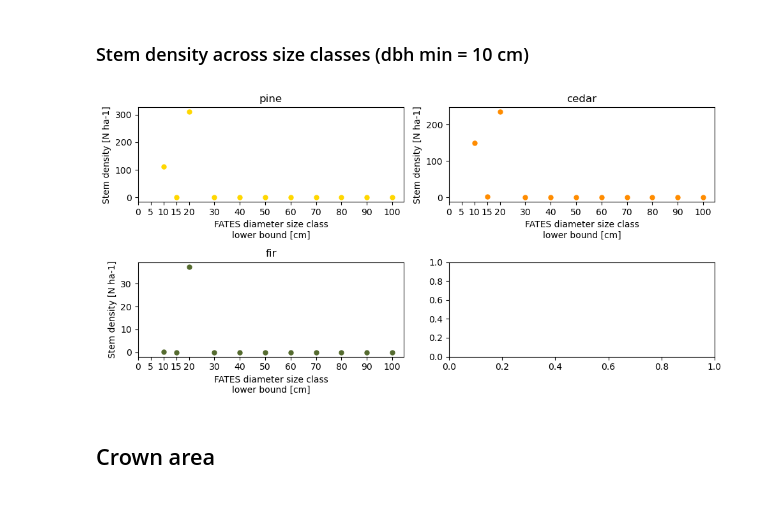
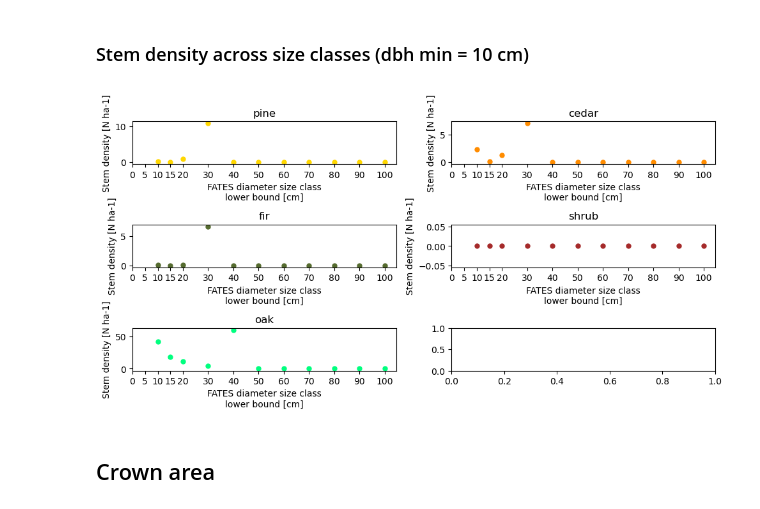
Before and after one commit to adamhb/Earth-System-Model-Tools, a Jupyter notebook: process_output/evaluate_single_site_simulation.ipynb, the cells around one changed output. Saved outputs shown, nothing was run; the diff lists cells and outputs as text; code cells hidden in the pictures.

```diff
--- a/process_output/evaluate_single_site_simulation.ipynb
+++ b/process_output/evaluate_single_site_simulation.ipynb
@@ -32,12 +32,13 @@ importlib.reload(esm_viz)
 # Setup
 # %%
 save_processed_output = False
-pft_names = ["pine","cedar","fir"]#,"shrub","oak"]
+pft_names = ["pine","cedar","fir","shrub","oak"]
 pft_colors = ['gold','darkorange','darkolivegreen','brown','springgreen']
 n_pfts = len(pft_names)
-years = list(range(1940, 1945))
+years = list(range(1900, 1930))
+last_five_years = list(range(2044, 2050))
 
-case_name = "conifer-allom-090123_-17e2acb6a_FATES-55794e61"
+case_name = "conifer-allom-090123_5pfts_-17e2acb6a_FATES-55794e61"
 inst_tag = "0007"
 
 # Root path where case output lives
@@ -59,6 +60,7 @@ g_per_kg = 1000
 mm_per_m = 1000
 months_per_yr = 12
 s_per_month = 3600 * 24 * 30.4
+W_per_kW = 1000
 # %% [markdown]
 # History variables
 # %%
@@ -86,13 +88,13 @@ fields = [
           'FATES_CANOPYCROWNAREA_PF',
           'FATES_CANOPYCROWNAREA_APPF',
           'FATES_CROWNAREA_APPF',
-          #'FATES_CANOPYAREA_HT',
+          'FATES_CANOPYAREA_HT',
           #'FATES_CROWNAREA_CLLL',
           'FATES_CROWNAREA_PF',
           #biomass
           'FATES_VEGC_PF','FATES_VEGC_AP','FATES_VEGC_ABOVEGROUND','FATES_VEGC_ABOVEGROUND_SZPF',
           #growth
-          #'FATES_DDBH_SZPF',
+          'FATES_DDBH_SZPF',
           #'FATES_DDBH_CANOPY_SZAP','FATES_DDBH_USTORY_SZAP',
           #mortality
           'FATES_MORTALITY_PF',
@@ -104,7 +106,7 @@ fields = [
           'FATES_MORTALITY_SENESCENCE_SZPF',
           #seed production and recruitment
           #'FATES_SEED_PROD_USTORY_SZ','FATES_SEED_PROD_CANOPY_SZ',
-          #'FATES_SEEDS_IN',
+          'FATES_SEEDS_IN',
           'FATES_SEED_BANK',
           'FATES_SEEDBANK_PF',
           'FATES_SEED_ALLOC_SZPF',
@@ -134,9 +136,9 @@ fields = [
           'FATES_BURNFRAC','FATES_IGNITIONS','FATES_FIRE_INTENSITY_BURNFRAC',
           'FATES_FUEL_BULKD','FATES_FUEL_SAV',
            'FATES_DISTURBANCE_RATE_FIRE',
-          # 'FATES_FUEL_AMOUNT_AP',
-          # 'FATES_FIRE_INTENSITY_BURNFRAC_AP',
-          # 'FATES_BURNFRAC_AP',
+           'FATES_FUEL_AMOUNT_AP',
+           'FATES_FIRE_INTENSITY_BURNFRAC_AP',
+           'FATES_BURNFRAC_AP',
            'FATES_FUEL_AMOUNT_APFC',
            'FATES_FUEL_AMOUNT',
            'FATES_FDI',
@@ -144,16 +146,16 @@ fields = [
            'FATES_FUELCONSUMED',
            'FATES_NESTEROV_INDEX',
            'FATES_MORTALITY_CROWNSCORCH_SZPF',
-          # 'FATES_SCORCH_HEIGHT_APPF','FATES_FUEL_MEF',
+           'FATES_SCORCH_HEIGHT_APPF','FATES_FUEL_MEF',
            'FATES_FUEL_EFF_MOIST','FATES_FUEL_MOISTURE_FC','FATES_ROS'
           # 'FATES_MORTALITY_FIRE_CFLUX_PF'
           ]
 # %% [markdown]
 # Load data
 # %%
-ds = esm_tools.load_fates_output_data(model_output_root=model_output_root,
+ds_end = esm_tools.load_fates_output_data(model_output_root=model_output_root,
                             case_name = case_name,
-                            years = years,
+                            years = last_five_years,
                             fields = fields,
                             inst_tag = inst_tag)
 # %% [output]
@@ -257,16 +302,16 @@ esm_viz.plot_array(ds_final_year.FATES_NPLANT_SZPF,
 # %% [markdown]
 ### Stem density across size classes (dbh min = 10 cm)
 # %%
-esm_viz.plot_size_class_distribution(ds_final_year,
+esm_viz.plot_size_class_distribution(ds_end,
                              n_pfts,
                              pft_colors = pft_colors,
                              pft_names = pft_names,
                              variable_type = "Stem density",
                              final_timestep = True,
                              specific_time_step = None,
                              conversion=m2_per_ha, dbh_min = 10)
 # %% [output]
-[figure, old version]
+[figure, new version]
 # %% [markdown]
 ## Crown area
 # %% [markdown]
```
Also changed, not shown: parts of 108 cells of this notebook, 4 other files.
